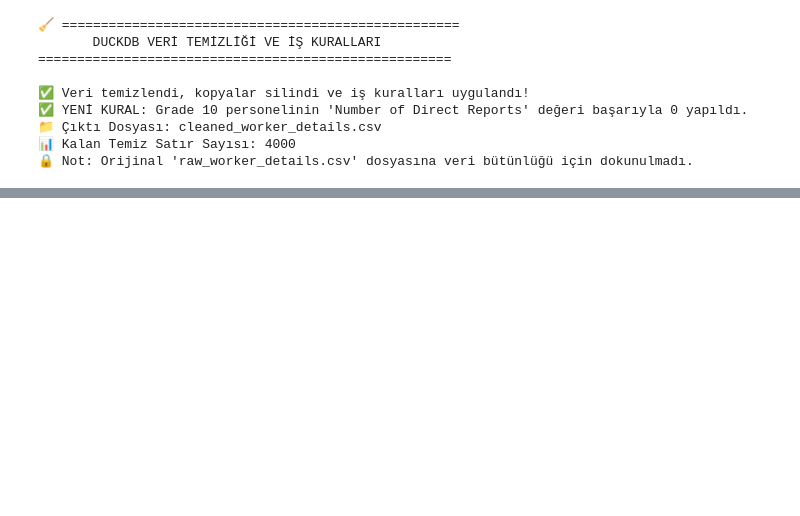
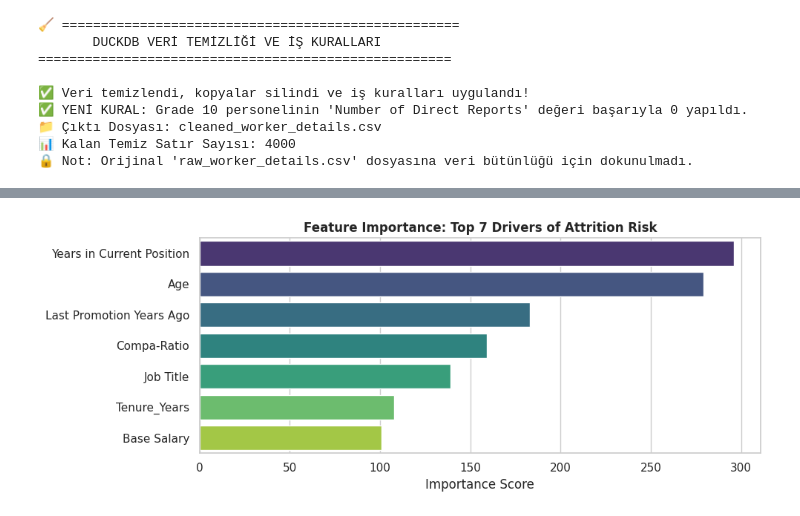
Before and after one commit to gcemozdogan/hr-analytics-data-cleaning, a Jupyter notebook: hr_data_cleaning.ipynb, the cells around one changed output, grey strips where cells are left out. Saved outputs shown, nothing was run; the diff lists cells and outputs as text; code cells hidden in the pictures; blank space fills up the shorter version.

```diff
--- a/hr_data_cleaning.ipynb
+++ b/hr_data_cleaning.ipynb
@@ -592,0 +632,95 @@ print(f"📊 Eğitim Seti En İyi Çapraz Doğrulama Skoru (ROC-AUC): {grid_sear
+# %%
+import pandas as pd
+import numpy as np
+import ipywidgets as widgets
+from IPython.display import display
+import matplotlib.pyplot as plt
+import seaborn as sns
+import warnings
+warnings.filterwarnings('ignore')
+
+# ------------------------------------------------------------------
+# 1. MODEL'S DECISION MECHANISM & DATA PREPARATION
+# ------------------------------------------------------------------
+feature_imp = pd.DataFrame(sorted(zip(best_model.feature_importances_, X.columns)), columns=['Value','Feature'])
+feature_imp = feature_imp.sort_values(by="Value", ascending=False).reset_index(drop=True)
+
+active_employees = df_ml[df_ml['Attrition_Risk'] == 0].copy()
+X_active = active_employees[numeric_features + categorical_features].copy()
+
+for col in categorical_features:
+    X_active[col] = X_active[col].astype('category')
+
+probas = best_model.predict_proba(X_active)[:, 1]
+active_employees['Risk Score (%)'] = probas * 100
+
+dashboard_df = active_employees[['Employee ID', 'Full Legal Name', 'Business Unit', 'Job Title',
+                                 'Tenure_Years', 'Compa-Ratio', 'Base Salary', 'Risk Score (%)']].copy()
+
+dashboard_df['Tenure_Years'] = dashboard_df['Tenure_Years'].round(1)
+dashboard_df['Compa-Ratio'] = dashboard_df['Compa-Ratio'].round(1)
+
+# ------------------------------------------------------------------
+# 2. STATIC PLOT (Feature Importance)
+# ------------------------------------------------------------------
+fig, ax = plt.subplots(figsize=(10, 4))
+sns.barplot(x="Value", y="Feature", data=feature_imp.head(7), palette="viridis", ax=ax)
+ax.set_title("Feature Importance: Top 7 Drivers of Attrition Risk", fontweight='bold', fontsize=12)
+ax.set_xlabel("Importance Score")
+ax.set_ylabel("")
+plt.tight_layout()
+plt.show()
+
+# ------------------------------------------------------------------
+# 3. INTERACTIVE DASHBOARD (HTML Widget Mimarisi)
+# ------------------------------------------------------------------
+departments = ['All Departments'] + sorted(list(dashboard_df['Business Unit'].unique()))
+dropdown = widgets.Dropdown(options=departments, description='Select Dept:', disabled=False, style={'description_width': 'initial'})
+
+# Görüntü basma (display) hatasını önlemek için HTML çerçevesi oluşturuyoruz
+html_out = widgets.HTML()
+
+def highlight_risk(val):
+    val_num = float(val.strip('%'))
+    if val_num >= 60:
+        color = '#ff9999' # High Risk (Red)
+    elif val_num >= 40:
+        color = '#ffcc99' # Medium Risk (Orange)
+    else:
+        color = '#c2f0c2' # Low Risk (Green)
+    return f'background-color: {color}; color: black; font-weight: bold;'
+
+def update_dashboard(change):
+    department = change['new'] if change else dropdown.value
+
+    if department == 'All Departments':
+        filtered_df = dashboard_df.copy()
+        caption_title = "Overall Company - Highest Attrition Risk Employees (Top 20)"
+    else:
+        filtered_df = dashboard_df[dashboard_df['Business Unit'] == department].copy()
+        caption_title = f"{department} Department - Highest Attrition Risk Employees (Top 20)"
+
+    filtered_df = filtered_df.sort_values(by='Risk Score (%)', ascending=False).reset_index(drop=True)
+    top_20 = filtered_df.head(20).copy()
+
+    formatted_df = top_20.copy()
+    formatted_df['Risk Score (%)'] = formatted_df['Risk Score (%)'].apply(lambda x: f"{x:.1f}%")
+    formatted_df['Base Salary'] = formatted_df['Base Salary'].apply(lambda x: f"{x:,.0f} ₺")
+    formatted_df['Compa-Ratio'] = formatted_df['Compa-Ratio'].apply(lambda x: f"{x:.0f}%")
+
+    styled_table = (formatted_df.style
+                    .map(highlight_risk, subset=['Risk Score (%)'])
+                    .set_caption(f"<h3 style='color:#2C3E50; font-family:sans-serif; margin-bottom:10px;'>{caption_title}</h3>")
+                    .set_table_styles([{'selector': 'th', 'props': [('background-color', '#34495E'), ('color', 'white'), ('font-size', '14px')]}]))
+
+    # Ekrana çoğaltarak basmak yerine, tabloyu HTML'e çevirip sadece html_out çerçevenin içini değiştiriyoruz
+    html_out.value = styled_table.to_html()
+
+# Dropdown değişimlerini dinle ve ekranı güncelle
+dropdown.observe(update_dashboard, names='value')
+update_dashboard(None)
+
+# Sadece dikey bir kutu (VBox) içinde Dropdown ve altındaki HTML çerçevenin görünmesini sağla
+display(widgets.VBox([dropdown, html_out]))
+# %% [output]
+[figure, added]
```
Also changed, not shown: parts of 9 cells of this notebook.
